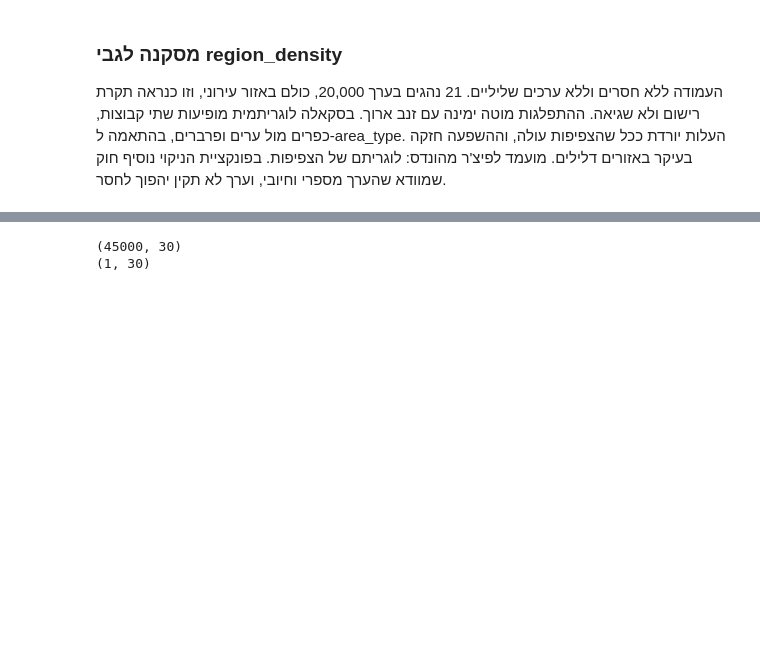
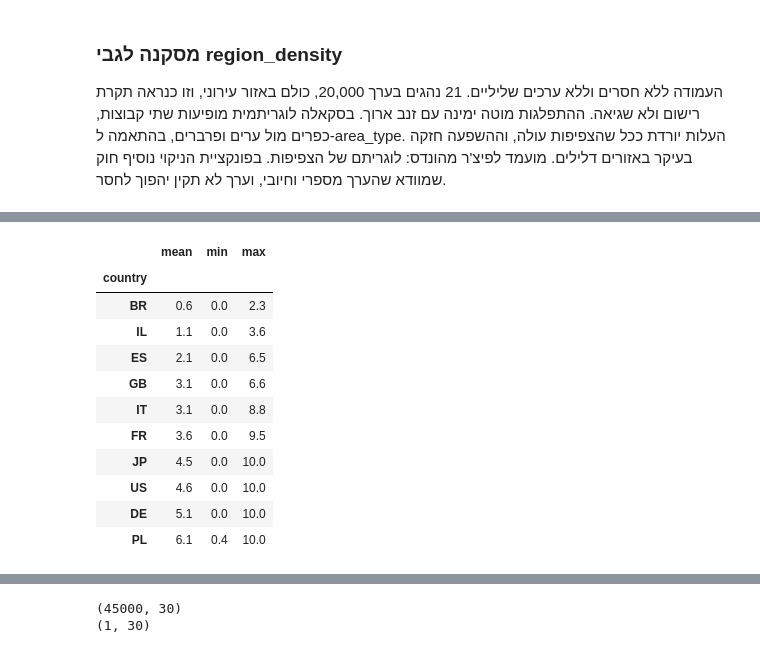
Before and after one commit to liadrimer/car-insurance-claim-prediction, a Jupyter notebook: cleaning_driver.ipynb, the cells around one changed output, grey strips where cells are left out. Cells and saved outputs as stored; diff of their text form; code cells hidden in the pictures; blank space fills up the shorter version.

Commit message:
Add files via upload
Analyze winter_severity

```diff
--- a/cleaning_driver.ipynb
+++ b/cleaning_driver.ipynb
@@ -267,0 +289,16 @@ df.groupby(density_group, observed=True)["annual_claim_cost"].agg(
+# %%
+# בדיקה האם חומרת החורף הגיונית לפי מדינה
+df.groupby("country")["winter_severity"].agg(["mean", "min", "max"]).round(1).sort_values("mean")
+# %% [output]
+|  | mean | min | max |
+| country |  |  |  |
+| BR | 0.6 | 0.0 | 2.3 |
+| IL | 1.1 | 0.0 | 3.6 |
+| ES | 2.1 | 0.0 | 6.5 |
+| GB | 3.1 | 0.0 | 6.6 |
+| IT | 3.1 | 0.0 | 8.8 |
+| FR | 3.6 | 0.0 | 9.5 |
+| JP | 4.5 | 0.0 | 10.0 |
+| US | 4.6 | 0.0 | 10.0 |
+| DE | 5.1 | 0.0 | 10.0 |
+| PL | 6.1 | 0.4 | 10.0 |
```
Also changed, not shown: parts of 6 cells of this notebook.
